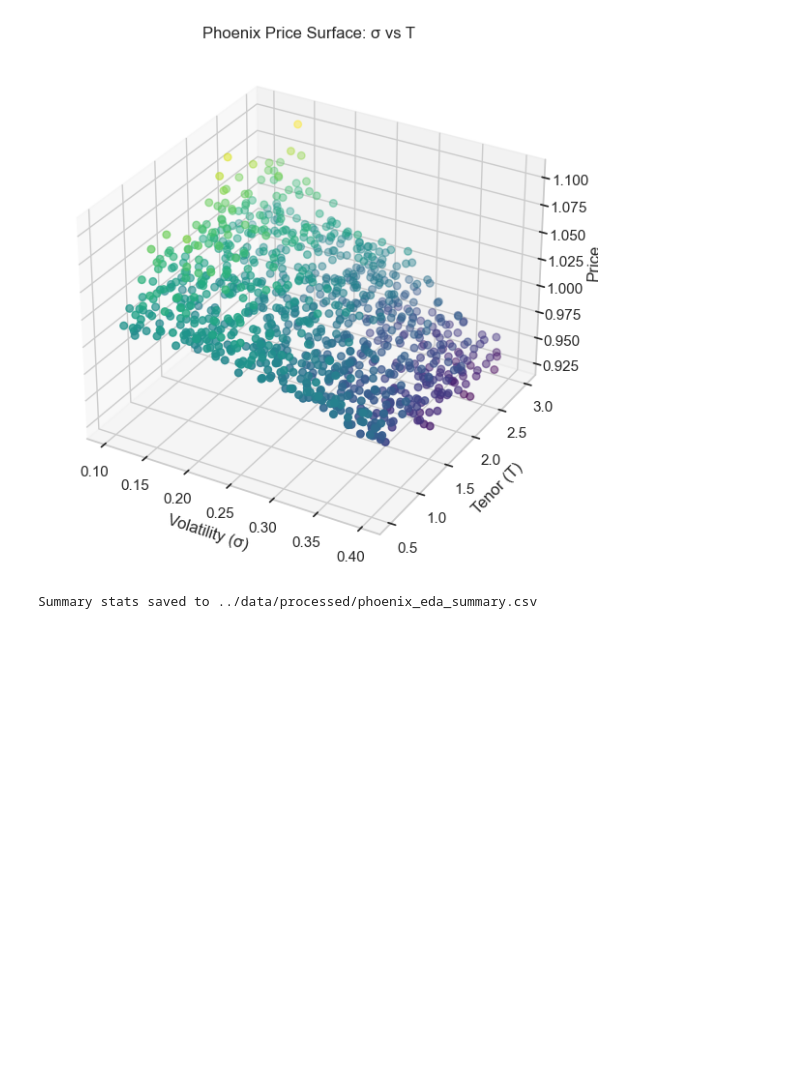
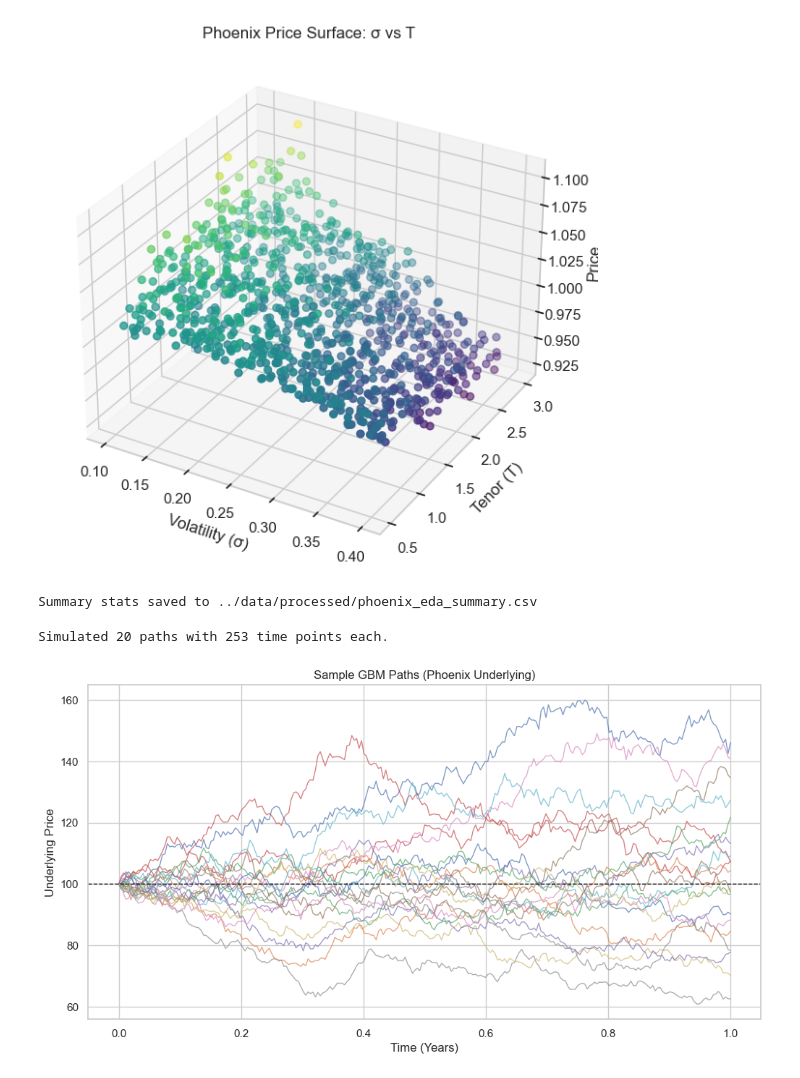
Before and after one commit to aish21/ml-pricer, a Jupyter notebook: notebooks/eda_phoenix.ipynb, the cells around one changed output. Saved outputs shown, nothing was run; the diff lists cells and outputs as text; code cells hidden in the pictures; blank space fills up the shorter version.

```diff
--- a/notebooks/eda_phoenix.ipynb
+++ b/notebooks/eda_phoenix.ipynb
@@ -141,3 +141,43 @@ df.describe().to_csv(out_path)
 print(f"Summary stats saved to {out_path}")
 # %% [output]
 Summary stats saved to ../data/processed/phoenix_eda_summary.csv
+# %%
+def simulate_gbm_paths(s0, r, sigma, T, n_steps, n_paths, seed=None):
+    if seed is not None:
+        np.random.seed(seed)
+    dt = T / n_steps
+    drift = (r - 0.5 * sigma**2) * dt
+    diffusion = sigma * np.sqrt(dt)
+    increments = drift + diffusion * np.random.randn(n_paths, n_steps)
+    log_paths = np.zeros((n_paths, n_steps + 1))
+    log_paths[:, 0] = np.log(s0)
+    log_paths[:, 1:] = np.log(s0) + np.cumsum(increments, axis=1)
+    return np.exp(log_paths)
+
+# --- Parameters for visualization ---
+S0 = 100.0
+r = 0.03
+sigma = 0.2
+T = 1.0
+n_steps = 252
+n_paths = 20
+
+# Simulate paths
+paths = simulate_gbm_paths(S0, r, sigma, T, n_steps, n_paths)
+# Fix time vector length to match path length
+times = np.linspace(0, T, paths.shape[1])
+
+print(f"Simulated {n_paths} paths with {paths.shape[1]} time points each.")
+# %% [output]
+Simulated 20 paths with 253 time points each.
+# %%
+plt.figure(figsize=(12,6))
+for i in range(n_paths):
+    plt.plot(times, paths[i], lw=1, alpha=0.7)
+plt.axhline(S0, color="black", linestyle="--", lw=1)
+plt.title("Sample GBM Paths (Phoenix Underlying)")
+plt.xlabel("Time (Years)")
+plt.ylabel("Underlying Price")
+plt.show()
+# %% [output]
+[figure, added]
```
Also changed, not shown: parts of 5 cells of this notebook, 1 other file.
